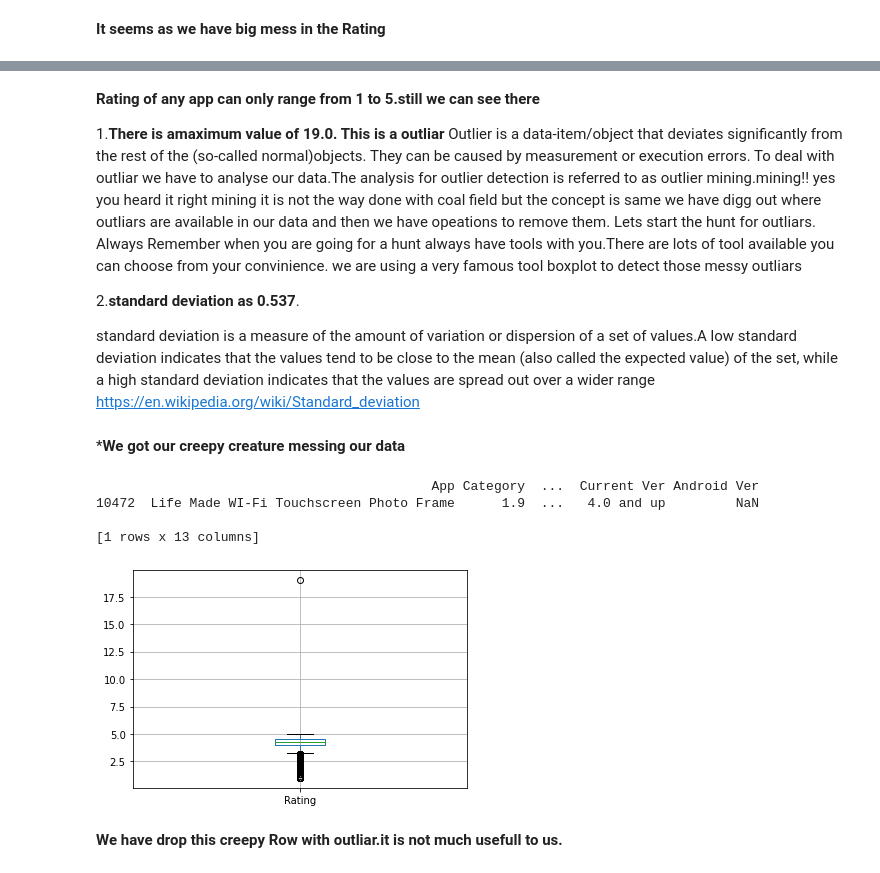
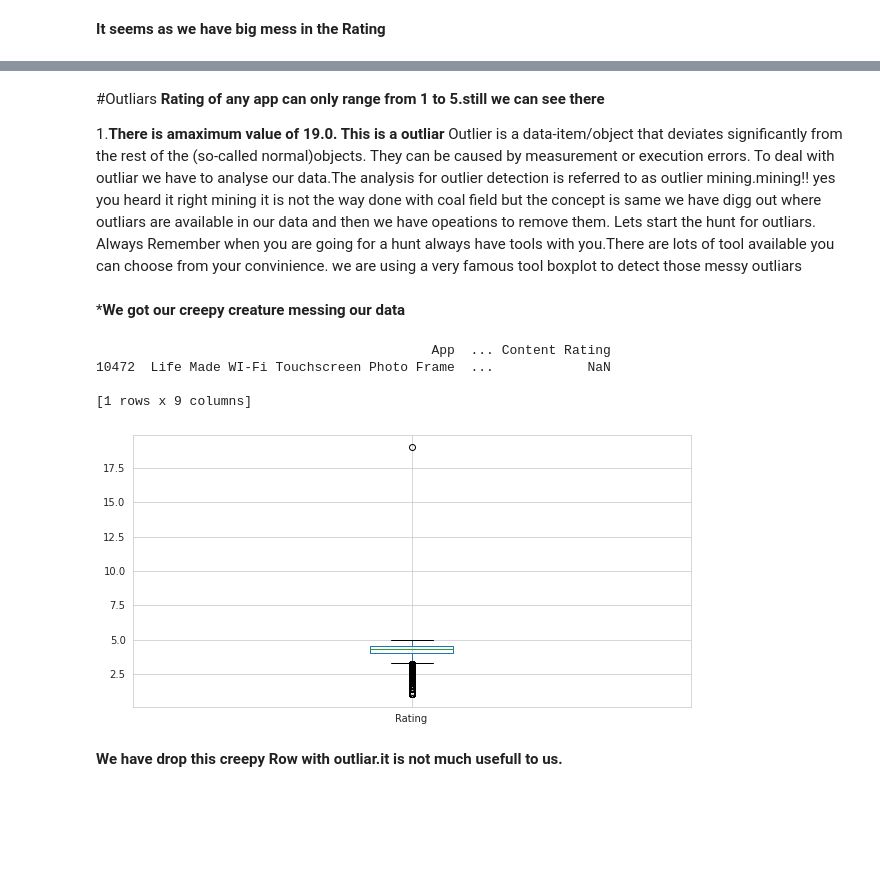
Before and after one commit to DeepakKumarSingh003/Play-store-App-Review-EDA, a Jupyter notebook: Play_Store_App_Review_EDA_Analysis_Capstone_Project.ipynb, the cells around one changed output, grey strips where cells are left out. Saved outputs shown, nothing was run; the diff lists cells and outputs as text; code cells hidden in the pictures; blank space fills up the shorter version.

Commit message:
Some Experiments in Data Visualization

```diff
--- a/Play_Store_App_Review_EDA_Analysis_Capstone_Project.ipynb
+++ b/Play_Store_App_Review_EDA_Analysis_Capstone_Project.ipynb
@@ -113,0 +106,3 @@ Detailed_info(store_df)
+# %%
+df=store_df.copy()
+df1=Review_Df.copy()
@@ -114 +111,7 @@ Detailed_info(store_df)
+# %%
+Analyse_App=['App', 'Category', 'Rating', 'Reviews', 'Size', 'Installs', 'Type','Price', 'Content Rating']
+Analyse_sentiment_app=['App', 'Sentiment', 'Sentiment_Polarity','Sentiment_Subjectivity']
+# %%
+df=df[Analyse_App]
+df1=df1[Analyse_sentiment_app]
 # %% [markdown]
@@ -125,0 +127,4 @@ App_in_File1=store_df["App"]
+# %%
+#Remove dulipcates from both the App
+df.drop_duplicates(subset=["App"],inplace=True)
+df1.drop_duplicates(subset=["App"],inplace=True)
@@ -140,4 +146,5 @@ store_df.describe()
 # %% [markdown]
+#Outliars
 <b>Rating of any app can only range  from 1 to 5.still we can see there </b>
 
 1.<b>There is amaximum value of 19.0. This is a outliar</b>
@@ -145,19 +152,14 @@ Outlier is a data-item/object that deviates significantly from the rest of the (
 To deal with outliar we have to analyse our data.The analysis for outlier detection is referred to as outlier mining.mining!! yes you heard it right mining it is not the way done with coal field but the concept is same we have digg out where outliars are available in our data and then we have opeations to remove them.
 Lets start the hunt for outliars. Always Remember when you are going for a hunt always have tools with you.There are lots of tool available you can choose from your convinience.
 we are using a very famous tool boxplot to detect those messy outliars
-
-2.<b>standard deviation as 0.537</b>.
-
-standard deviation is a measure of the amount of variation or dispersion of a set of values.A low standard deviation indicates that the values tend to be close to the mean (also called the expected value) of the set, while a high standard deviation indicates that the values are spread out over a wider range
-https://en.wikipedia.org/wiki/Standard_deviation
 # %% [markdown]
 *<b>We got our creepy creature messing our data</b>
 # %%
-store_df.boxplot(["Rating"]);
-print(store_df[store_df.Rating>5]);
+df.boxplot(["Rating"]);
+print(df[df.Rating>5]);
 # %% [output]
-                                           App Category  ...  Current Ver Android Ver
-10472  Life Made WI-Fi Touchscreen Photo Frame      1.9  ...   4.0 and up         NaN
+                                           App  ... Content Rating
+10472  Life Made WI-Fi Touchscreen Photo Frame  ...            NaN
 
-[1 rows x 13 columns]
+[1 rows x 9 columns]
-[figure, old version]
+[figure, new version]
```
Also changed, not shown: parts of 121 cells of this notebook.
